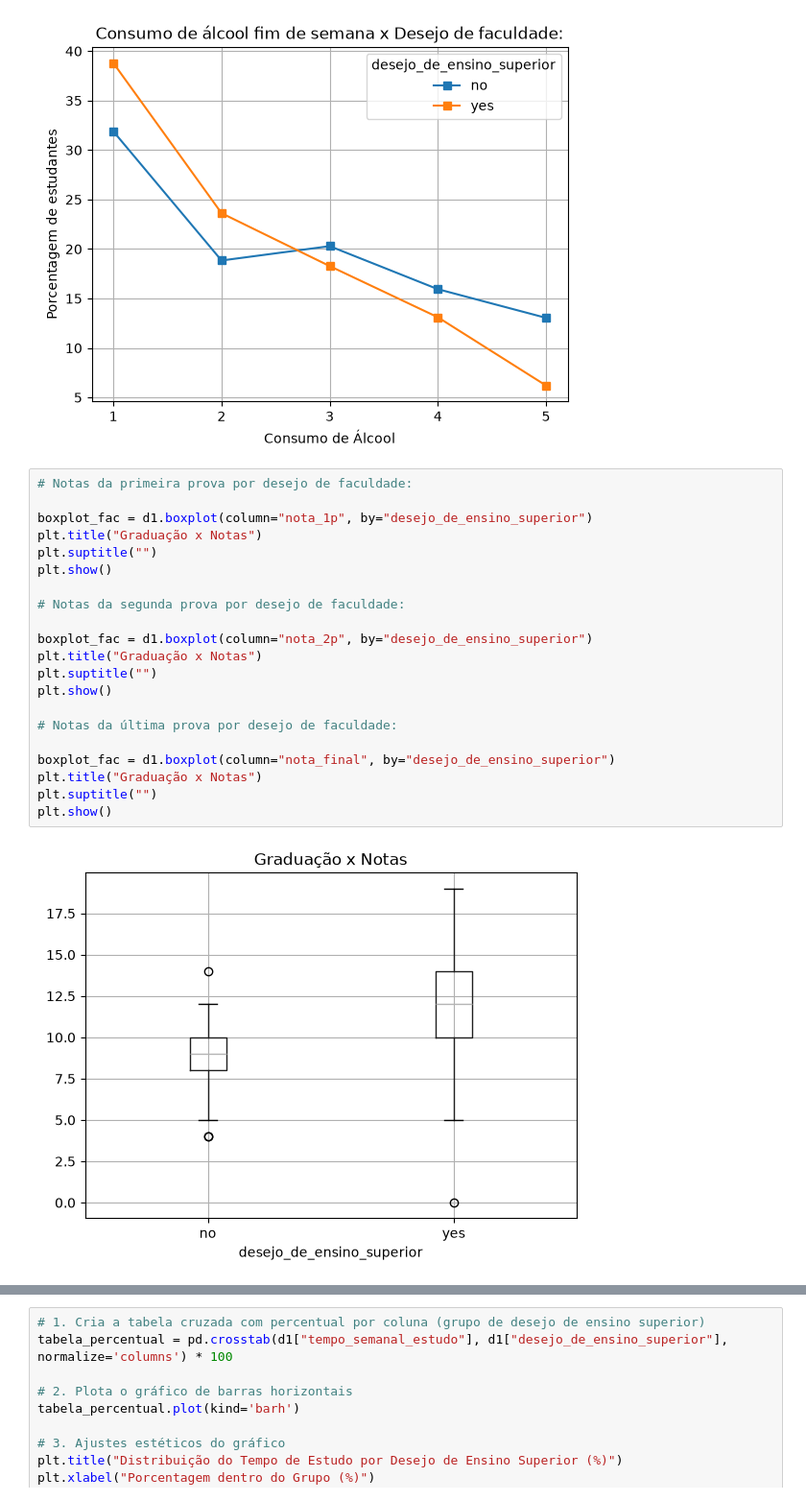
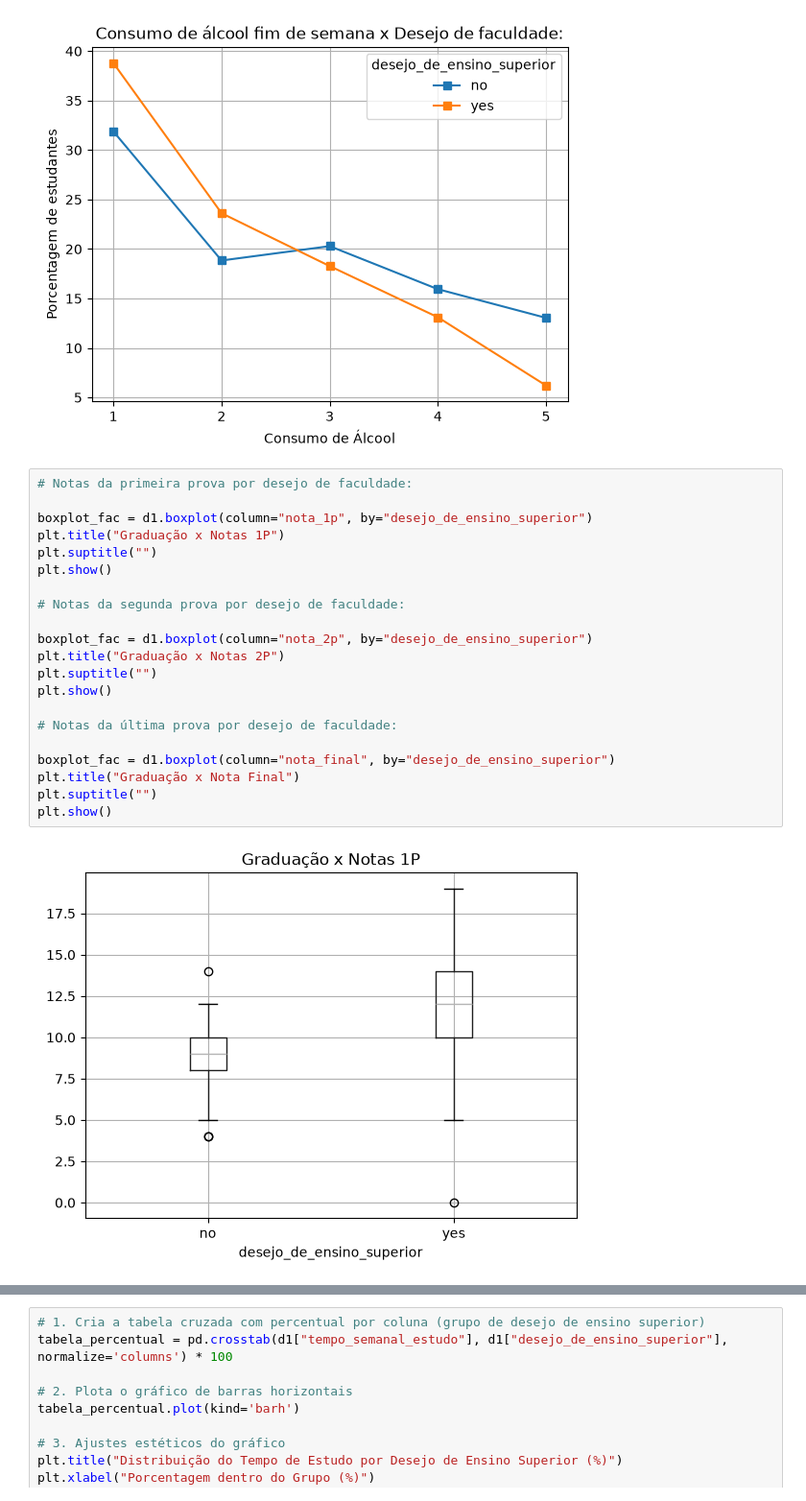
Before and after one commit to julialm-s/EDADatasetStudentAlcoholConsumption, a Jupyter notebook: analise.ipynb, the cells around one changed output, grey strips where cells are left out. Shown at 96% size. Saved outputs shown, nothing was run; the diff lists cells and outputs as text.

```diff
--- a/analise.ipynb
+++ b/analise.ipynb
@@ -664,23 +664,23 @@ plt.show()
 # %%
 # Notas da primeira prova por desejo de faculdade:
 
 boxplot_fac = d1.boxplot(column="nota_1p", by="desejo_de_ensino_superior")
-plt.title("Graduação x Notas")
+plt.title("Graduação x Notas 1P")
 plt.suptitle("")
 plt.show()
 
 # Notas da segunda prova por desejo de faculdade:
 
 boxplot_fac = d1.boxplot(column="nota_2p", by="desejo_de_ensino_superior")
-plt.title("Graduação x Notas")
+plt.title("Graduação x Notas 2P")
 plt.suptitle("")
 plt.show()
 
 # Notas da última prova por desejo de faculdade:
 
 boxplot_fac = d1.boxplot(column="nota_final", by="desejo_de_ensino_superior")
-plt.title("Graduação x Notas")
+plt.title("Graduação x Nota Final")
 plt.suptitle("")
 plt.show()
 # %% [output]
-[figure, old version]
+[figure, new version]
```
Also changed, not shown: parts of 3 cells of this notebook, 3 other files.
